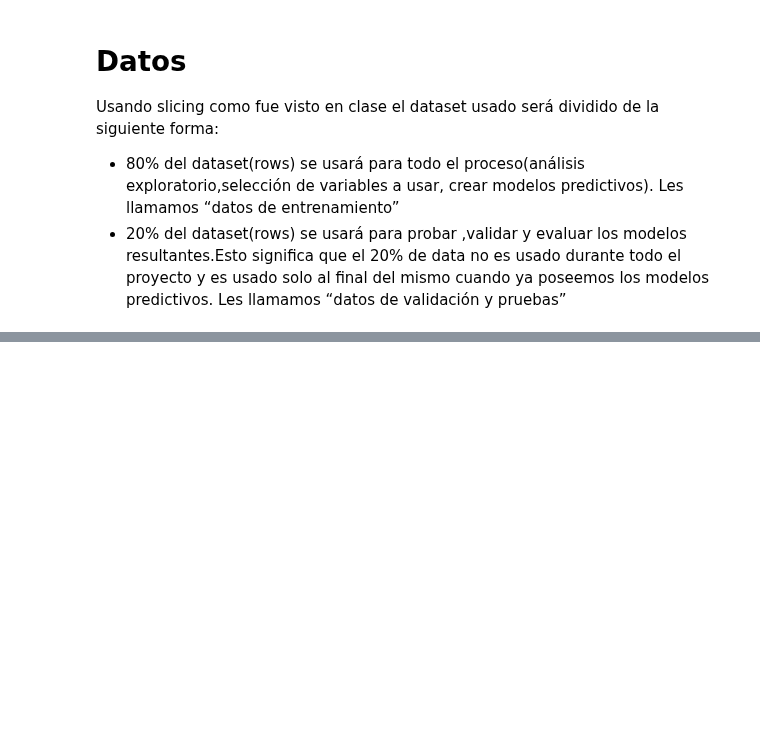
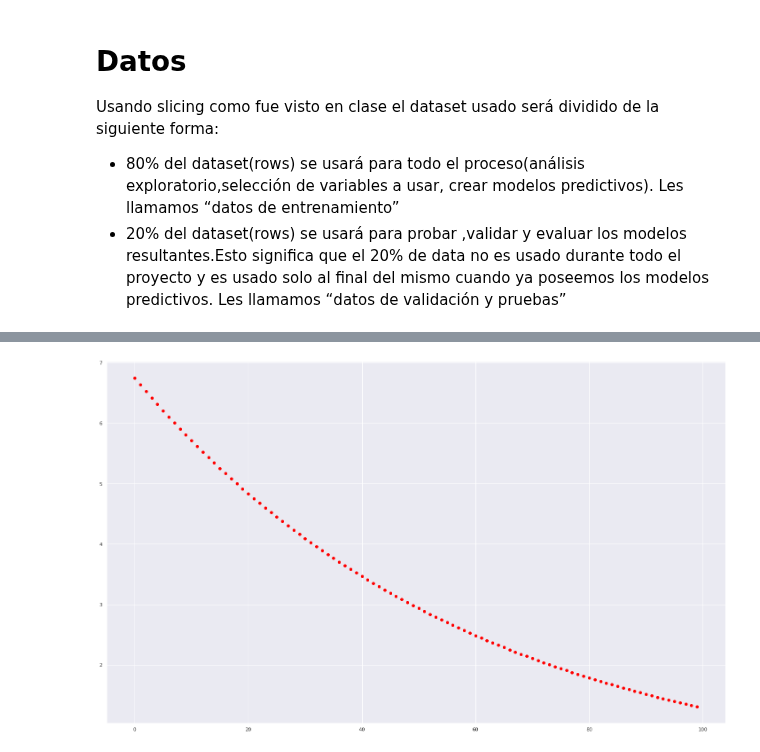
Before and after one commit to bhlr/Ciencia-de-Datos-en-Python-Seccion-U..., a Jupyter notebook: proyecto.ipynb, the cells around one changed output, grey strips where cells are left out. Saved outputs shown, nothing was run; the diff lists cells and outputs as text; code cells hidden in the pictures; blank space fills up the shorter version.

```diff
--- a/proyecto.ipynb
+++ b/proyecto.ipynb
@@ -32,0 +208,21 @@ FileNotFoundError: ignored
+# %%
+
+def Model(x, y, epochs = 100, imprimir_error_cada = 10, lr = 0.001):
+    parametros = np.zeros((2, 1))
+    observacion = np.hstack((x, np.ones_like(x)))
+    errores = []
+    resultParams = dict()
+    i = 1
+    while i <= epochs :
+        yhat = np.matmul(observacion, parametros)
+        error = calcularError(y, yhat)
+        errores.append(error)
+        gradients = gradiente(y,yhat,observacion)
+        parametros -=(lr * gradients)
+        resultParams[i] = parametros
+        if i % imprimir_error_cada == 0:
+            print("Interaccion {}, : {}".format(i, error))
+        i += 1
+
+    return resultParams, errores
+modelo, Nerrores = Model(np.array([[1],[2],[3],[4]]),np.array([[2],[3],[4],[5]]))
@@ -32,0 +240,8 @@ FileNotFoundError: ignored
+# %%
+def errorGraf (errores):
+    plt.scatter(x = range(0,len(errores)), y = errores,color="red")
+    plt.show()
+    return
+errorGraf(Nerrores)
+# %% [output]
+[figure, added]
```
Also changed, not shown: parts of 14 cells of this notebook.
